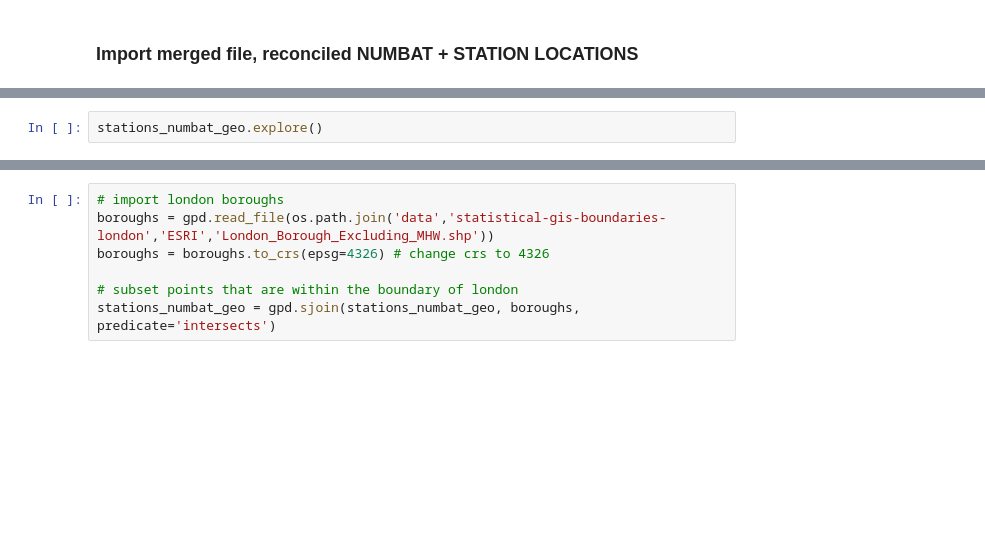
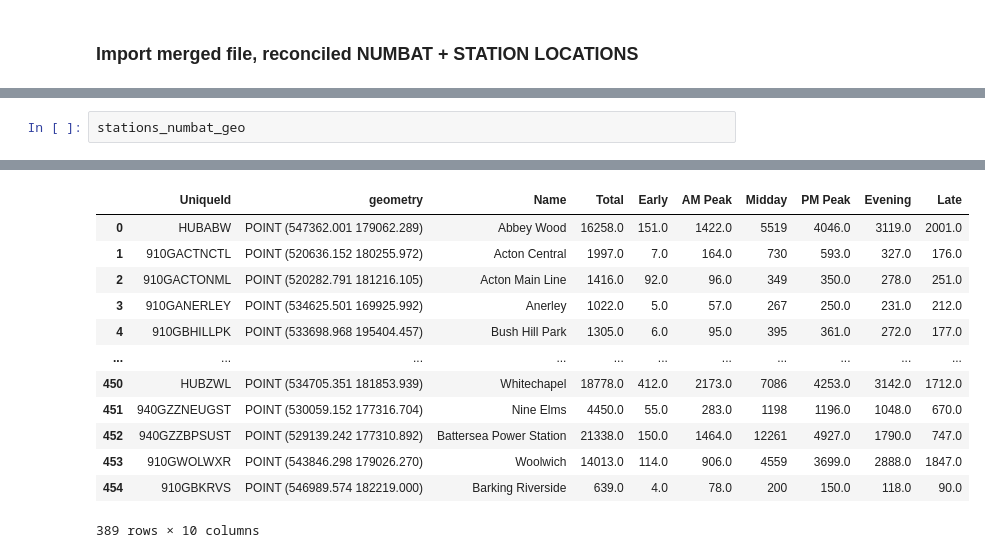
Before and after one commit to shaunhoang/casa-tfl, a Jupyter notebook: code/rail.ipynb, the cells around one changed output, grey strips where cells are left out. Drawn from its saved outputs; the diff is of its cells as text; blank space fills up the shorter version.

```diff
--- a/code/rail.ipynb
+++ b/code/rail.ipynb
@@ -150,3 +162,3 @@ stations_numbat_geo = stations_numbat_geo[stations_numbat_geo['Total']!=0]
 # %%
-stations_numbat_geo.explore()
+stations_numbat_geo
 # %% [output]
@@ -154,10 +165,16 @@ stations_numbat_geo.explore()
+|  | UniqueId | geometry | Name | Total | Early | AM Peak | Midday | PM Peak | Evening | Late |
+| 0 | HUBABW | POINT (547362.001 179062.289) | Abbey Wood | 16258.0 | 151.0 | 1422.0 | 5519 | 4046.0 | 3119.0 | 2001.0 |
+| 1 | 910GACTNCTL | POINT (520636.152 180255.972) | Acton Central | 1997.0 | 7.0 | 164.0 | 730 | 593.0 | 327.0 | 176.0 |
+| 2 | 910GACTONML | POINT (520282.791 181216.105) | Acton Main Line | 1416.0 | 92.0 | 96.0 | 349 | 350.0 | 278.0 | 251.0 |
+| 3 | 910GANERLEY | POINT (534625.501 169925.992) | Anerley | 1022.0 | 5.0 | 57.0 | 267 | 250.0 | 231.0 | 212.0 |
+| 4 | 910GBHILLPK | POINT (533698.968 195404.457) | Bush Hill Park | 1305.0 | 6.0 | 95.0 | 395 | 361.0 | 272.0 | 177.0 |
+| ... | ... | ... | ... | ... | ... | ... | ... | ... | ... | ... |
+| 450 | HUBZWL | POINT (534705.351 181853.939) | Whitechapel | 18778.0 | 412.0 | 2173.0 | 7086 | 4253.0 | 3142.0 | 1712.0 |
+| 451 | 940GZZNEUGST | POINT (530059.152 177316.704) | Nine Elms | 4450.0 | 55.0 | 283.0 | 1198 | 1196.0 | 1048.0 | 670.0 |
+| 452 | 940GZZBPSUST | POINT (529139.242 177310.892) | Battersea Power Station | 21338.0 | 150.0 | 1464.0 | 12261 | 4927.0 | 1790.0 | 747.0 |
+| 453 | 910GWOLWXR | POINT (543846.298 179026.270) | Woolwich | 14013.0 | 114.0 | 906.0 | 4559 | 3699.0 | 2888.0 | 1847.0 |
+| 454 | 910GBKRVS | POINT (546989.574 182219.000) | Barking Riverside | 639.0 | 4.0 | 78.0 | 200 | 150.0 | 118.0 | 90.0 |
+389 rows × 10 columns
-# %%
-# import london boroughs
-boroughs = gpd.read_file(os.path.join('data','statistical-gis-boundaries-london','ESRI','London_Borough_Excluding_MHW.shp'))
-boroughs = boroughs.to_crs(epsg=4326) # change crs to 4326
-
-# subset points that are within the boundary of london
-stations_numbat_geo = gpd.sjoin(stations_numbat_geo, boroughs, predicate='intersects')
 # %%
 # plot stations_numbat_geo based on Total
 
```
Also changed, not shown: parts of 9 cells of this notebook, 9 other files.
